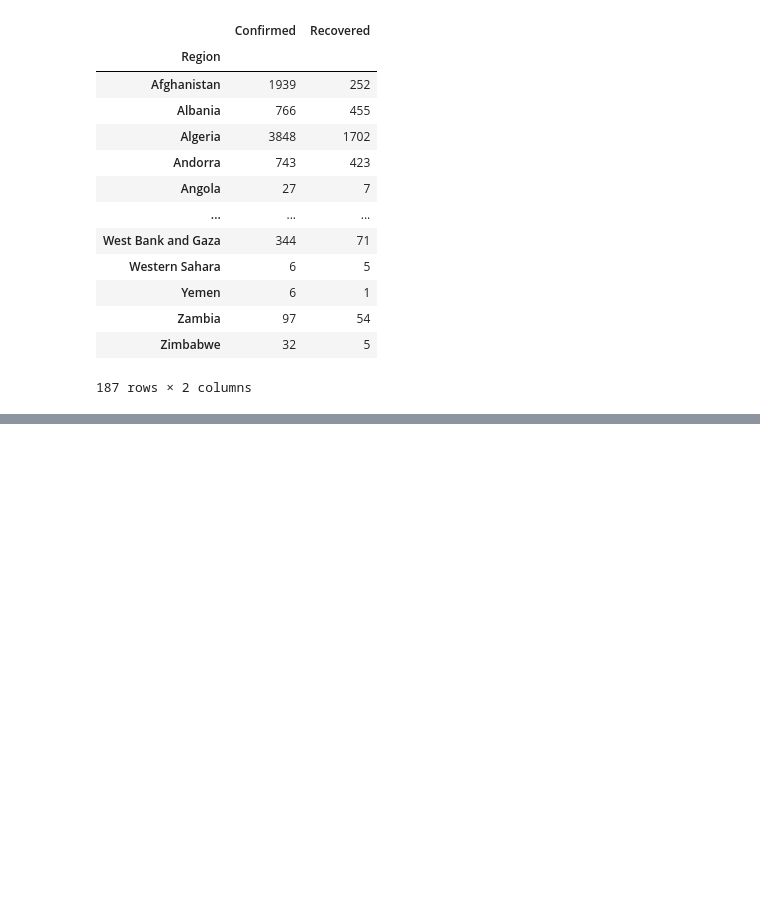
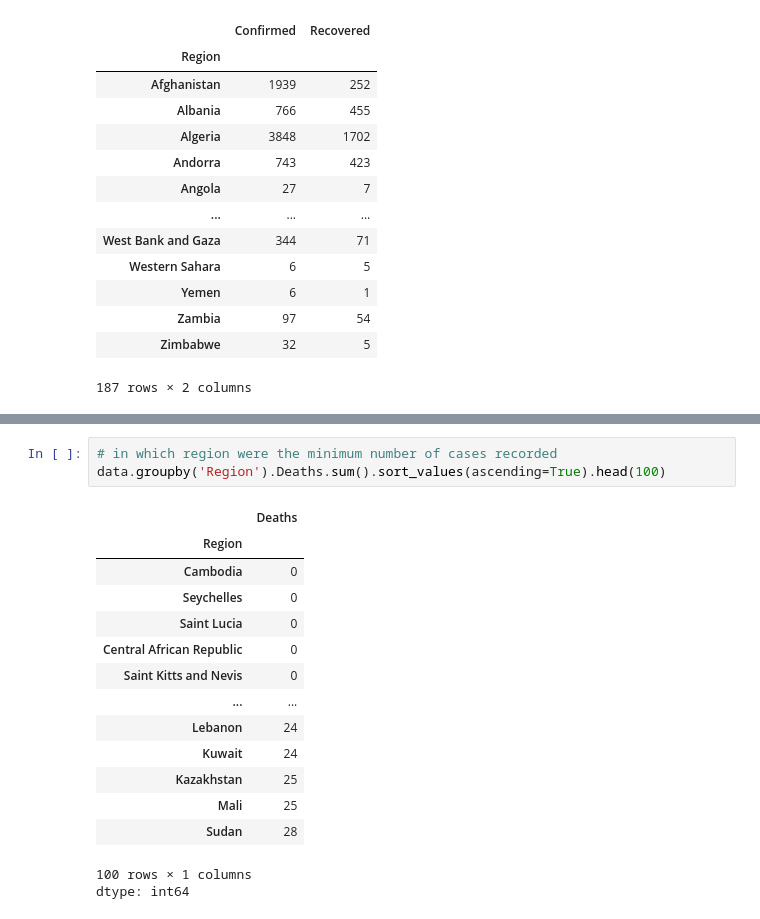
Before and after one commit to Festuskipkoech/Festus_data-science, a Jupyter notebook: Covid19DataAnalysis.ipynb, the cells around one changed output, grey strips where cells are left out. Drawn from its saved outputs; the diff is of its cells as text; blank space fills up the shorter version.

```diff
--- a/Covid19DataAnalysis.ipynb
+++ b/Covid19DataAnalysis.ipynb
@@ -106,0 +142,19 @@ data.groupby('Region')[['Confirmed','Recovered']].sum()
+# %%
+# in which region were the minimum number of cases recorded
+data.groupby('Region').Deaths.sum().sort_values(ascending=True).head(100)
+# %% [output]
+|  | Deaths |
+| Region |  |
+| Cambodia | 0 |
+| Seychelles | 0 |
+| Saint Lucia | 0 |
+| Central African Republic | 0 |
+| Saint Kitts and Nevis | 0 |
+| ... | ... |
+| Lebanon | 24 |
+| Kuwait | 24 |
+| Kazakhstan | 25 |
+| Mali | 25 |
+| Sudan | 28 |
+100 rows × 1 columns
+dtype: int64
```
Also changed, not shown: parts of 9 cells of this notebook.
